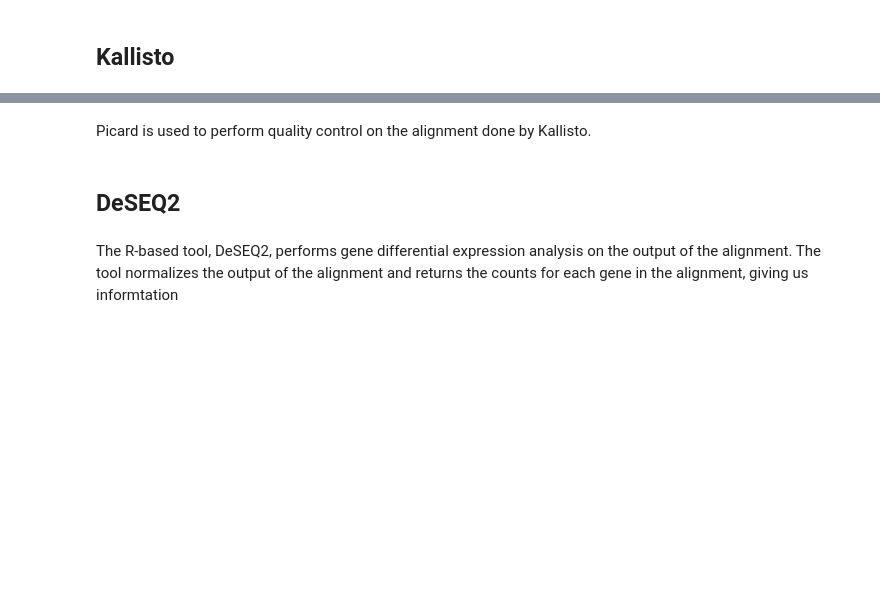
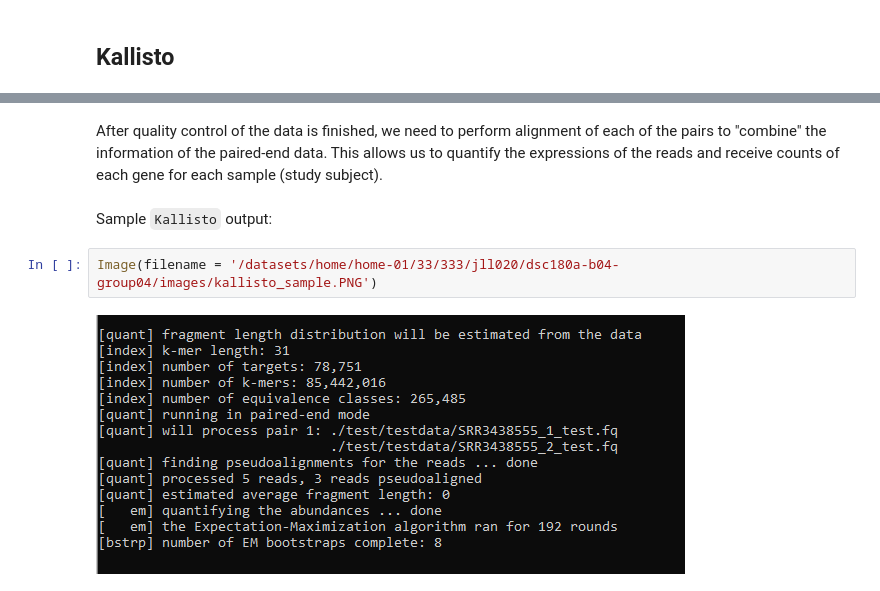
Before and after one commit to justinlu09/DSC180A-Genetics-Project, a Jupyter notebook: notebooks/report.ipynb, the cells around one changed output, grey strips where cells are left out. Drawn from its saved outputs; the diff is of its cells as text; blank space fills up the shorter version.

```diff
--- a/notebooks/report.ipynb
+++ b/notebooks/report.ipynb
@@ -239,6 +33,8 @@ pd.read_csv('/datasets/home/home-01/33/333/jll020/dsc180a-b04-group04/data/raw/k
-# %% [markdown]
-Picard is used to perform quality control on the alignment done by Kallisto.
-# %% [markdown]
-## DeSEQ2
-# %% [markdown]
-The R-based tool, DeSEQ2, performs gene differential expression analysis on the output of the alignment. The tool normalizes the output of the alignment and returns the counts for each gene in the alignment, giving us informtation
+# %% [markdown]
+After quality control of the data is finished, we need to perform alignment of each of the pairs to "combine" the information of the paired-end data. This allows us to quantify the expressions of the reads and receive counts of each gene for each sample (study subject).
+# %% [markdown]
+Sample `Kallisto` output:
+# %%
+Image(filename = '/datasets/home/home-01/33/333/jll020/dsc180a-b04-group04/images/kallisto_sample.PNG')
+# %% [output]
+[figure, added]
```
Also changed, not shown: parts of 56 cells of this notebook, 15 other files.
